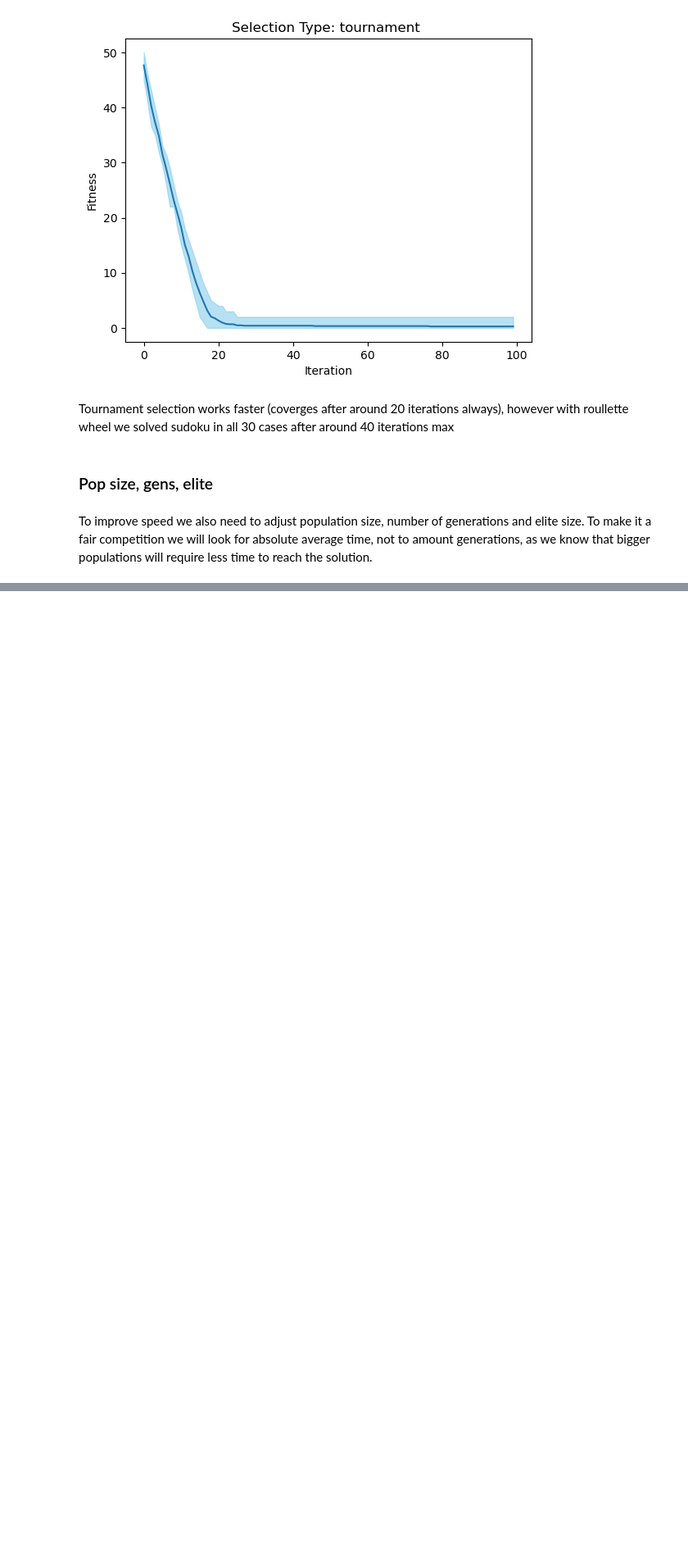
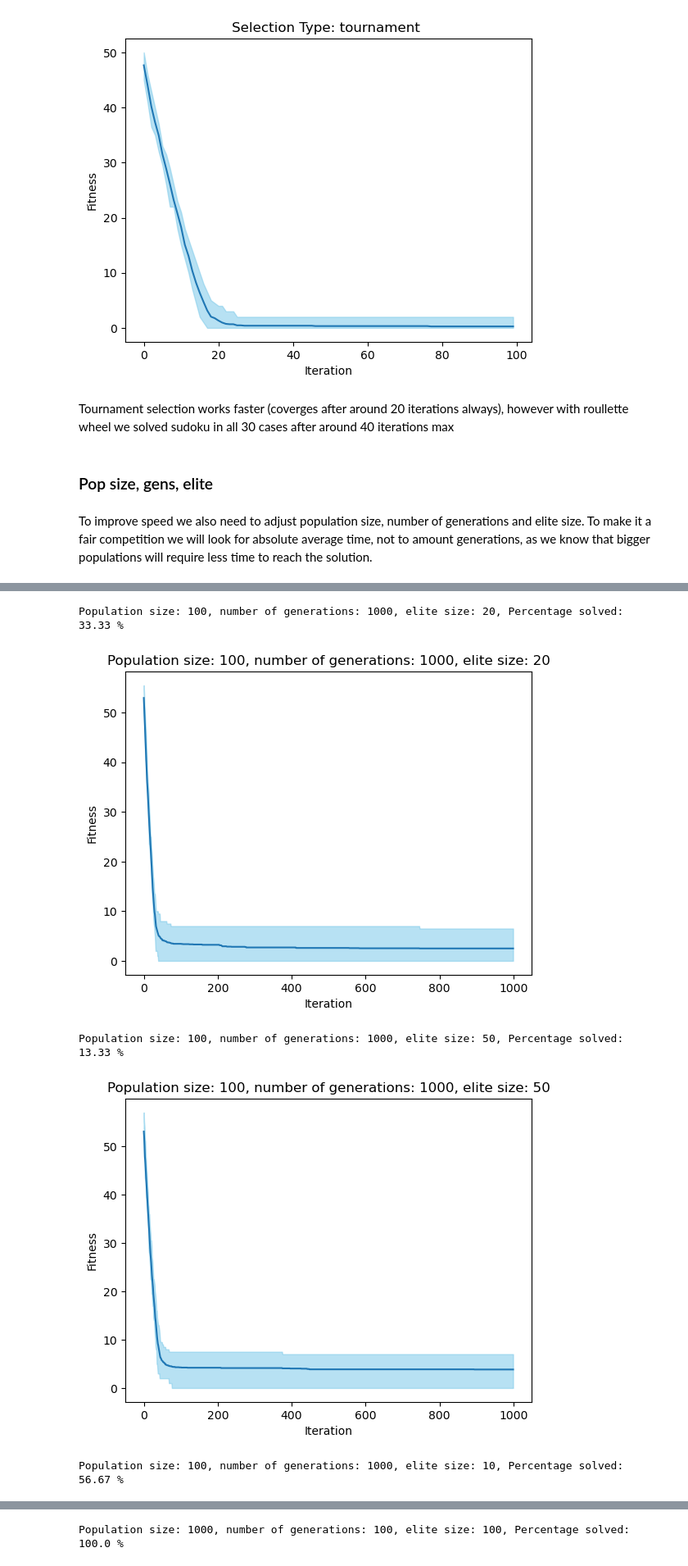
Before and after one commit to amarmate/CIFO24, a Jupyter notebook: experimentation and evaluation.ipynb, the cells around one changed output, grey strips where cells are left out. Shown at 82% size. Cells and saved outputs as stored; diff of their text form; code cells hidden in the pictures; blank space fills up the shorter version.

Commit message:
Tested speed and convergence with different gens, pop size and elite size

```diff
--- a/experimentation and evaluation.ipynb
+++ b/experimentation and evaluation.ipynb
@@ -557,0 +750,13 @@ gen_size_elite = [(100, 1000, 20),
+# %%
+for j in gens_size_elite:
+    hist = [i[0] for i in history_dict[j]]
+    df = pd.DataFrame(hist).T.map(lambda x: (0,0,0) if pd.isna(x) else x).map(lambda x: 0 if max(np.isnan(x)) else x[0])
+    solved = np.where(df.iloc[-1] == 0)
+    print(f"Population size: {j[0]}, number of generations: {j[1]}, elite size: {j[2]}")
+    print(f"Percentage solved: {np.round(sum(df.iloc[-1]==0)/df.shape[1]*100, 2)} %")
+    df['mean'] = df.mean(axis=1)
+    print(f"Mean fitness at the end of run: {np.round(df['mean'].iloc[-1],2)}")
+    times = np.array([i[1] for i in history_dict[j]])
+    print(f"Mean time per run: {np.round(np.mean(times),2)}")
+    print(f"Mean time per successful run: {np.round(np.mean(times[solved]),2)}, number of successful runs: {len(times[solved])}")
+    print("\n")
@@ -557,0 +781,19 @@ gen_size_elite = [(100, 1000, 20),
+# %%
+for j in gens_size_elite:
+    hist = [i[0] for i in history_dict[j]]
+    df = pd.DataFrame(hist).T.map(lambda x: (0,0,0) if pd.isna(x) else x).map(lambda x: 0 if max(np.isnan(x)) else x[0])
+    print(f"Population size: {j[0]}, number of generations: {j[1]}, elite size: {j[2]}, Percentage solved: {np.round(sum(df.iloc[-1]==0)/df.shape[1]*100, 2)} %")
+    df['mean'] = df.mean(axis=1)
+    plt.fill_between(df.index, df.quantile(0.05, axis =1), df.quantile(0.95, axis =1), color='skyblue', alpha=.6)
+    plt.plot(df['mean'])
+    # plt.plot(pd.DataFrame(i).T[0])
+    plt.title(f"Population size: {j[0]}, number of generations: {j[1]}, elite size: {j[2]}")
+    plt.xlabel("Iteration")
+    plt.ylabel("Fitness")
+    plt.show()
+# %% [output]
+Population size: 100, number of generations: 1000, elite size: 20, Percentage solved: 33.33 %
+[figure, added]
+Population size: 100, number of generations: 1000, elite size: 50, Percentage solved: 13.33 %
+[figure, added]
+Population size: 100, number of generations: 1000, elite size: 10, Percentage solved: 56.67 %
@@ -557,0 +801 @@ gen_size_elite = [(100, 1000, 20),
+Population size: 1000, number of generations: 100, elite size: 100, Percentage solved: 100.0 %
```
Also changed, not shown: parts of 8 cells of this notebook, 1 other file.
